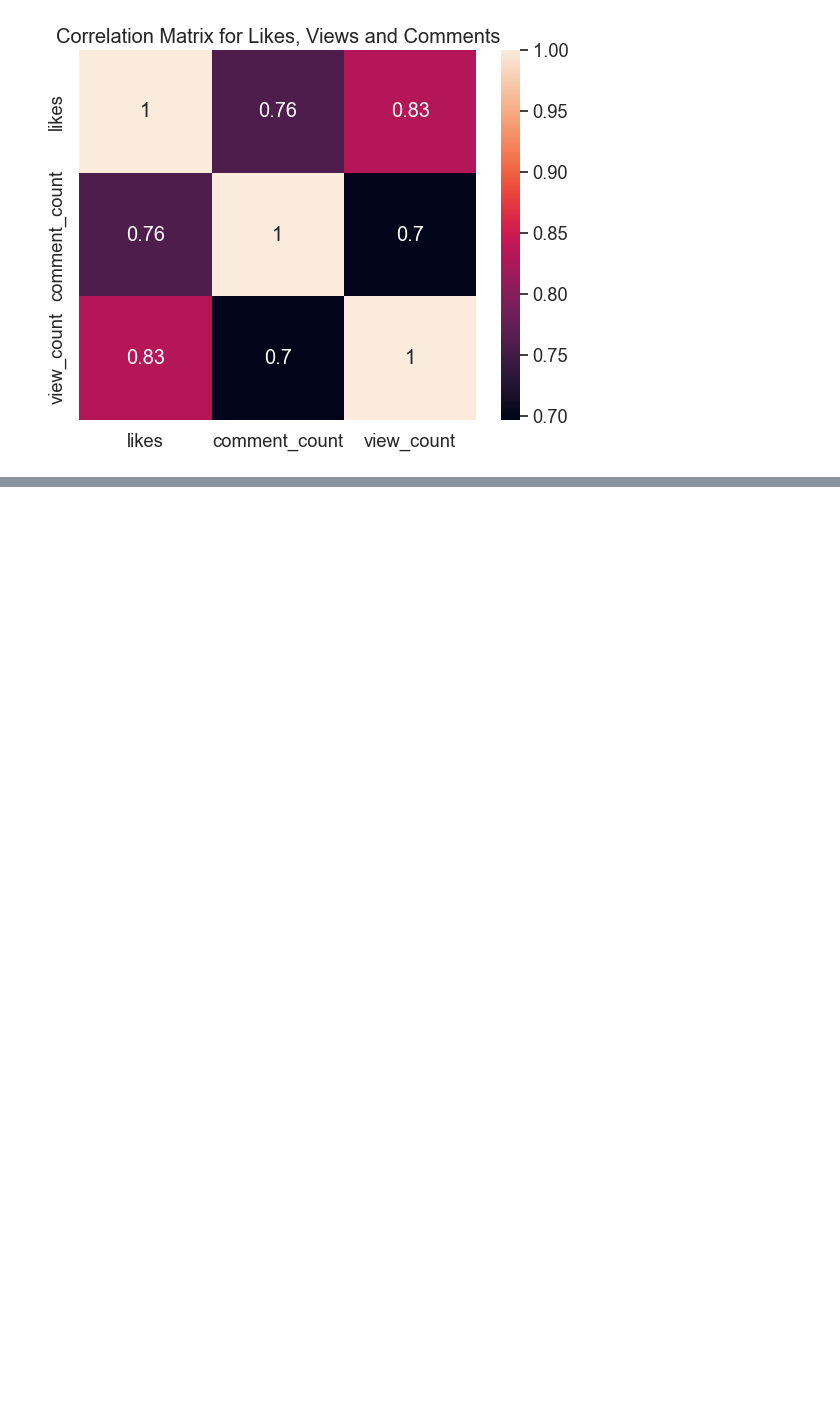
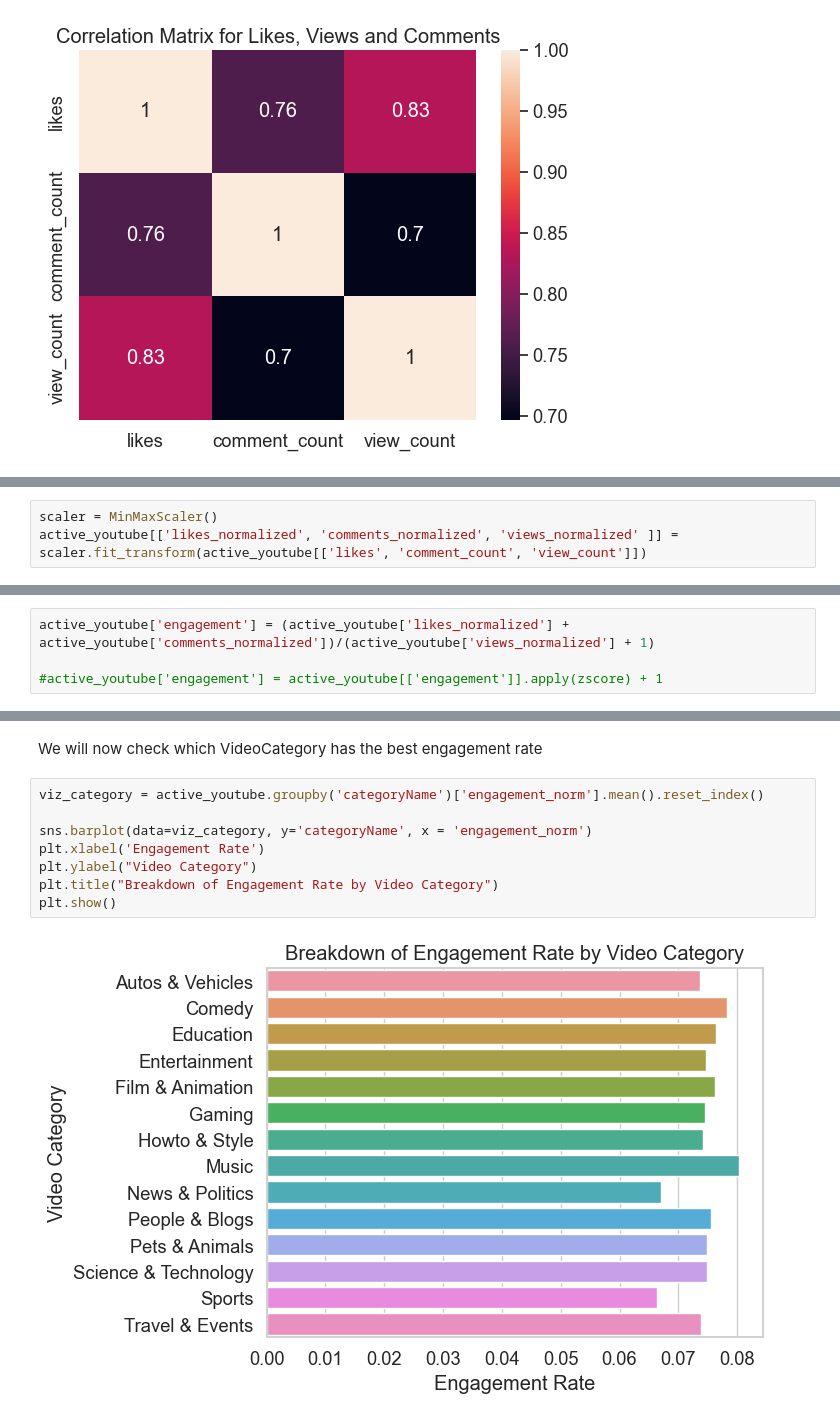
Before and after one commit to ALvee-611/YouTube-Analysis, a Jupyter notebook: Analysis/EDA.ipynb, the cells around one changed output, grey strips where cells are left out. Saved outputs shown, nothing was run; the diff lists cells and outputs as text; blank space fills up the shorter version.

```diff
--- a/Analysis/EDA.ipynb
+++ b/Analysis/EDA.ipynb
@@ -585,0 +592,3 @@ As expected, likes, views and comments have strong positive correlation.
+# %%
+scaler = MinMaxScaler()
+active_youtube[['likes_normalized', 'comments_normalized', 'views_normalized' ]] = scaler.fit_transform(active_youtube[['likes', 'comment_count', 'view_count']])
@@ -585,0 +605,4 @@ As expected, likes, views and comments have strong positive correlation.
+# %%
+active_youtube['engagement'] = (active_youtube['likes_normalized'] + active_youtube['comments_normalized'])/(active_youtube['views_normalized'] + 1)
+
+#active_youtube['engagement'] = active_youtube[['engagement']].apply(zscore) + 1
@@ -585,0 +634,12 @@ As expected, likes, views and comments have strong positive correlation.
+# %% [markdown]
+We will now check which VideoCategory has the best engagement rate
+# %%
+viz_category = active_youtube.groupby('categoryName')['engagement_norm'].mean().reset_index()
+
+sns.barplot(data=viz_category, y='categoryName', x = 'engagement_norm')
+plt.xlabel('Engagement Rate')
+plt.ylabel("Video Category")
+plt.title("Breakdown of Engagement Rate by Video Category")
+plt.show()
+# %% [output]
+[figure, added]
```
Also changed, not shown: parts of 13 cells of this notebook.
